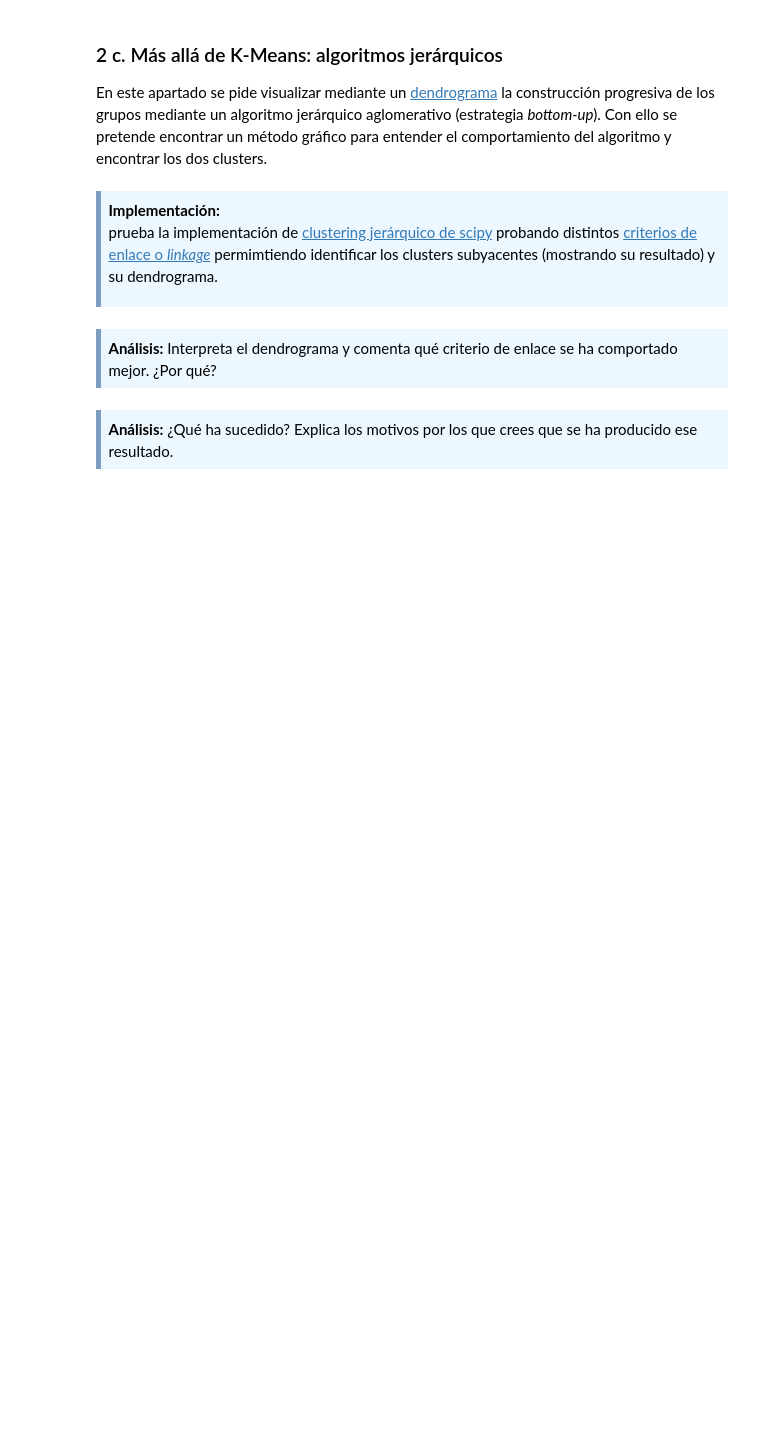
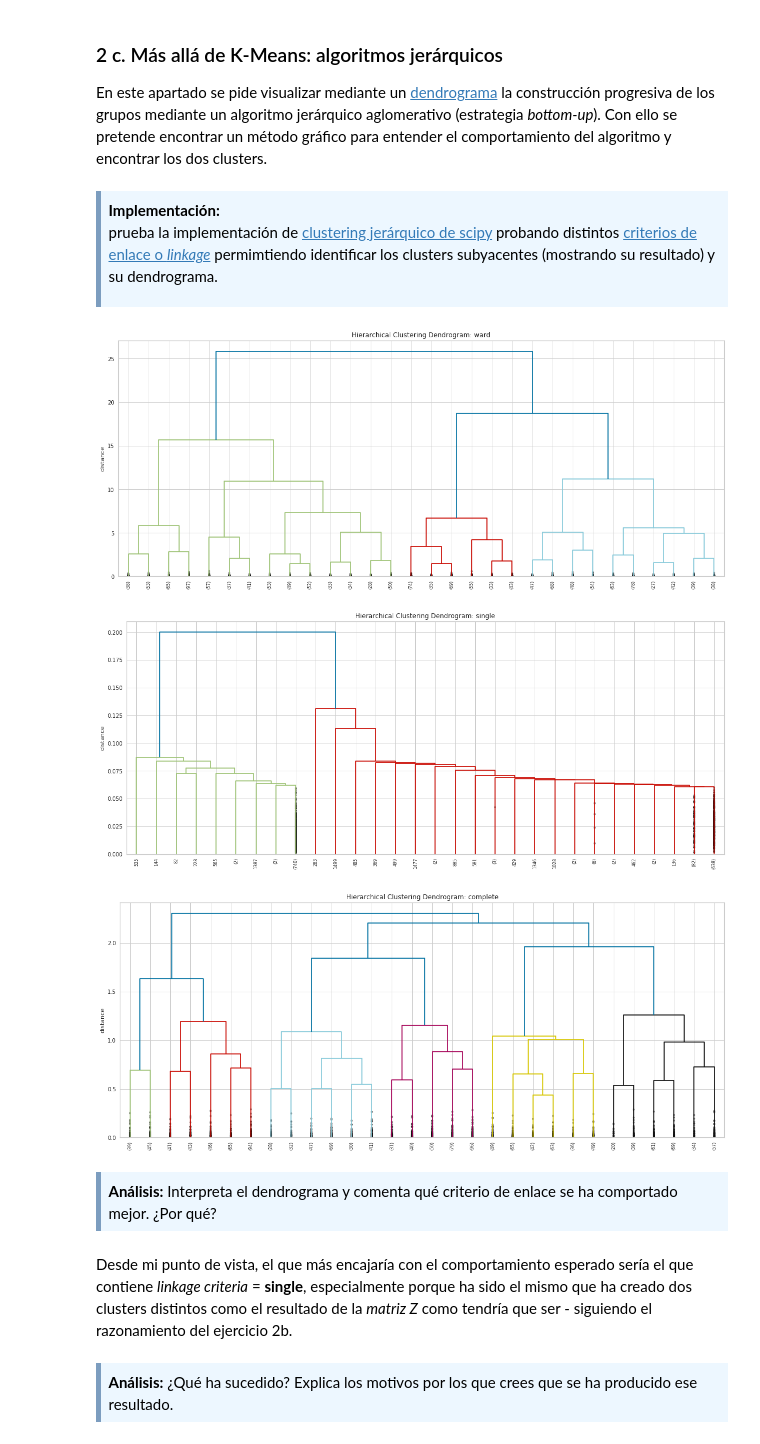
Before and after one commit to fernandoabcampos/advanced-data-mining, a Jupyter notebook: PEC2/20181_M2.855_PEC2-Enunciado.ipynb, the cells around one changed output. Cells and saved outputs as stored; diff of their text form; code cells hidden in the pictures; blank space fills up the shorter version.

```diff
--- a/PEC2/20181_M2.855_PEC2-Enunciado.ipynb
+++ b/PEC2/20181_M2.855_PEC2-Enunciado.ipynb
@@ -359,10 +357,43 @@ En este apartado se pide visualizar mediante un [dendrograma](https://en.wikiped
 
 prueba la implementación de <a href="https://docs.scipy.org/doc/scipy/reference/cluster.hierarchy.html">clustering jerárquico de scipy</a> probando distintos <a href="https://en.wikipedia.org/wiki/Hierarchical_clustering#Linkage_criteria">criterios de enlace o <i>linkage</i></a> permimtiendo identificar los clusters subyacentes (mostrando su resultado) y su dendrograma.
 </div>
+# %%
+Z = linkage(X)
+Z?
+# %%
+def cluster_and_plot(X, my_linkage):
+
+    Z = linkage(X, my_linkage) # https://en.wikipedia.org/wiki/Ward%27s_method
+
+    plt.figure(figsize=(20, 8))
+    title = 'Hierarchical Clustering Dendrogram: ' + my_linkage
+    plt.title(title)
+    plt.ylabel('distance')
+    dendrogram(
+        Z,
+        truncate_mode='lastp',  # show only the last p merged clusters
+        leaf_rotation=90.,  # rotates the x axis labels
+        leaf_font_size=8.,  # font size for the x axis labels
+        show_contracted=True  # to get a distribution impression in truncated branches
+    )
+    plt.show()
+
+def test_all_hierarchy(X):
+    cluster_and_plot(X, 'ward')
+    cluster_and_plot(X, 'single')
+    cluster_and_plot(X, 'complete')
+
+test_all_hierarchy(X)
+# %% [output]
+[figure, added]
+[figure, added]
+[figure, added]
 # %% [markdown]
 <div style="background-color: #EDF7FF; border-color: #7C9DBF; border-left: 5px solid #7C9DBF; padding: 0.5em;">
 <strong>Análisis:</strong> Interpreta el dendrograma y comenta qué criterio de enlace se ha comportado mejor. ¿Por qué?
 </div>
+# %% [markdown]
+Desde mi punto de vista, el que más encajaría con el comportamiento esperado sería el que contiene *linkage criteria* = **single**, especialmente porque ha sido el mismo que ha creado dos clusters distintos como el resultado de la *matriz Z*  como tendría que ser - siguiendo el razonamiento del ejercicio 2b.
 # %% [markdown]
 <div style="background-color: #EDF7FF; border-color: #7C9DBF; border-left: 5px solid #7C9DBF; padding: 0.5em;">
 <strong>Análisis:</strong> ¿Qué ha sucedido? Explica los motivos por los que crees que se ha producido ese resultado.
```
Also changed, not shown: parts of 19 cells of this notebook.
